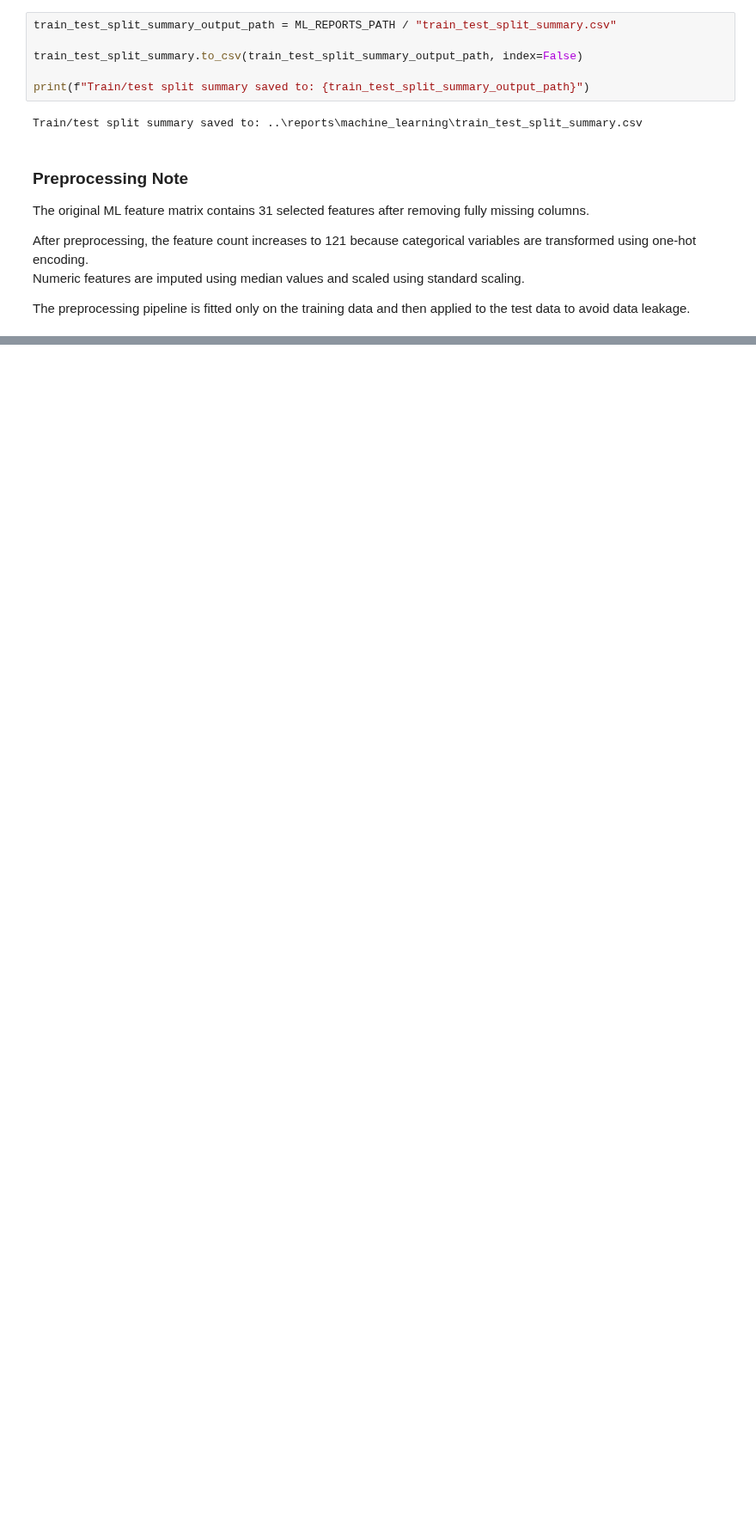
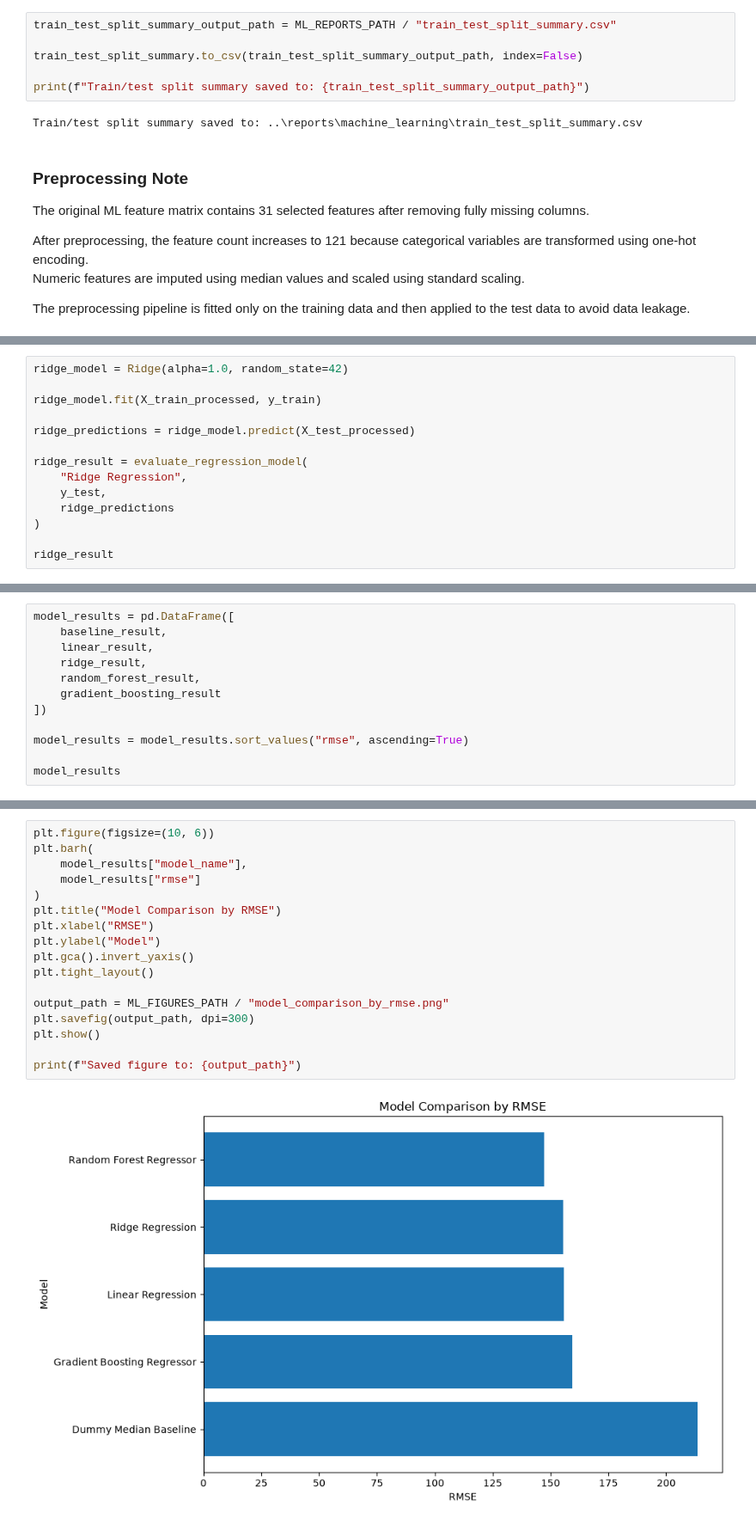
Before and after one commit to Tnadeeja/Inside-Airbnb-Market-Intelligence-Platform-Data-Engineering-Analytics-AI, a Jupyter notebook: notebooks/05_ml_price_prediction.ipynb, the cells around one changed output, grey strips where cells are left out. Shown at 86% size. Drawn from its saved outputs; the diff is of its cells as text; blank space fills up the shorter version.

Commit message:
Train and compare ML price prediction models

```diff
--- a/notebooks/05_ml_price_prediction.ipynb
+++ b/notebooks/05_ml_price_prediction.ipynb
@@ -540,0 +604,14 @@ The preprocessing pipeline is fitted only on the training data and then applied
+# %%
+ridge_model = Ridge(alpha=1.0, random_state=42)
+
+ridge_model.fit(X_train_processed, y_train)
+
+ridge_predictions = ridge_model.predict(X_test_processed)
+
+ridge_result = evaluate_regression_model(
+    "Ridge Regression",
+    y_test,
+    ridge_predictions
+)
+
+ridge_result
@@ -540,0 +671,12 @@ The preprocessing pipeline is fitted only on the training data and then applied
+# %%
+model_results = pd.DataFrame([
+    baseline_result,
+    linear_result,
+    ridge_result,
+    random_forest_result,
+    gradient_boosting_result
+])
+
+model_results = model_results.sort_values("rmse", ascending=True)
+
+model_results
@@ -540,0 +698,19 @@ The preprocessing pipeline is fitted only on the training data and then applied
+# %%
+plt.figure(figsize=(10, 6))
+plt.barh(
+    model_results["model_name"],
+    model_results["rmse"]
+)
+plt.title("Model Comparison by RMSE")
+plt.xlabel("RMSE")
+plt.ylabel("Model")
+plt.gca().invert_yaxis()
+plt.tight_layout()
+
+output_path = ML_FIGURES_PATH / "model_comparison_by_rmse.png"
+plt.savefig(output_path, dpi=300)
+plt.show()
+
+print(f"Saved figure to: {output_path}")
+# %% [output]
+[figure, added]
```
Also changed, not shown: parts of 12 cells of this notebook, 2 other files.
